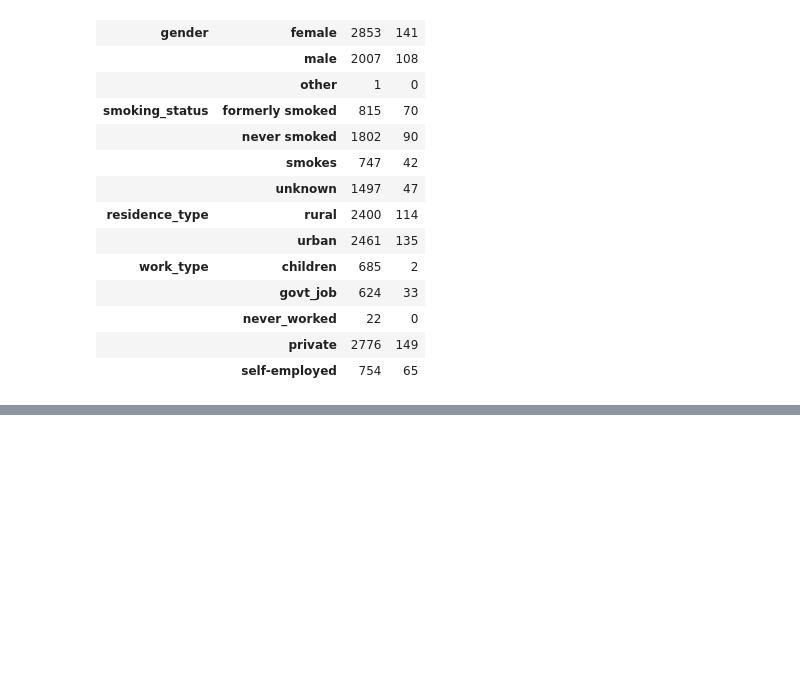
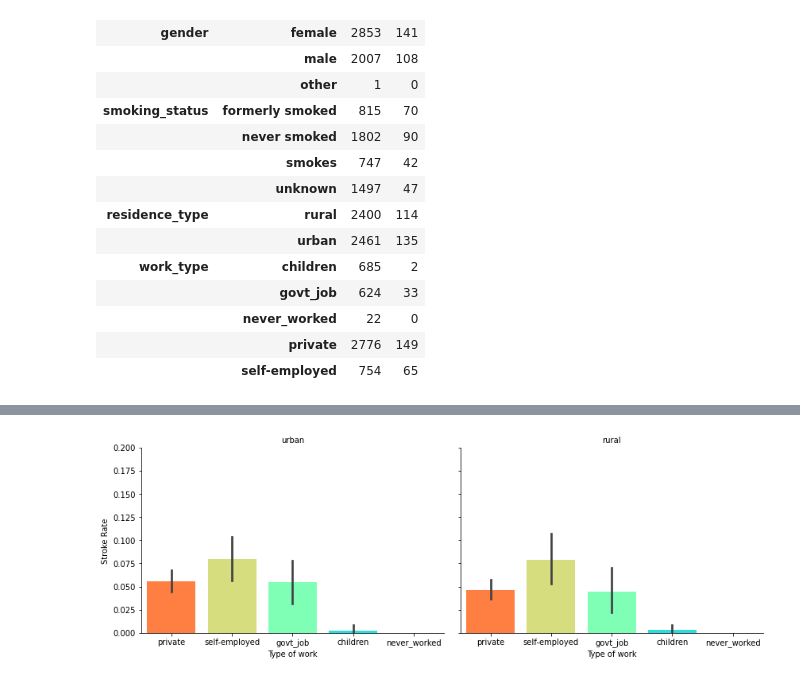
Before and after one commit to augasauruss/Python_mokymai, a Jupyter notebook: 1_paskaita.ipynb/baigiamasis.ipynb, the cells around one changed output, grey strips where cells are left out. Saved outputs shown, nothing was run; the diff lists cells and outputs as text; code cells hidden in the pictures; blank space fills up the shorter version.

```diff
--- a/1_paskaita.ipynb/baigiamasis.ipynb
+++ b/1_paskaita.ipynb/baigiamasis.ipynb
@@ -150,0 +164,7 @@ santrauka
+# %%
+g = sns.catplot(x='work_type',y='stroke', col = 'residence_type', data=df, kind='bar', palette='rainbow_r', saturation =2.5)
+(g.set_axis_labels("Type of work", "Stroke Rate").set_titles("{col_name}").set(ylim=(0,0.20)))
+g.fig.set_figwidth(12)
+g.fig.set_figheight(4)
+# %% [output]
+[figure, added]
```
Also changed, not shown: parts of 25 cells of this notebook.
